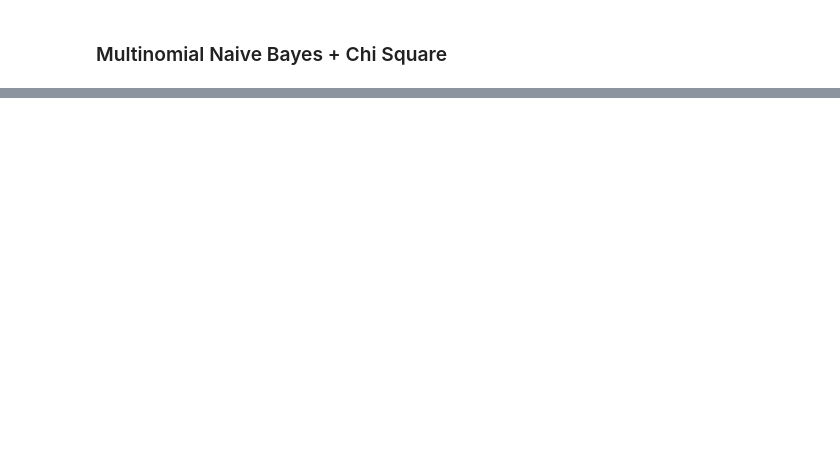
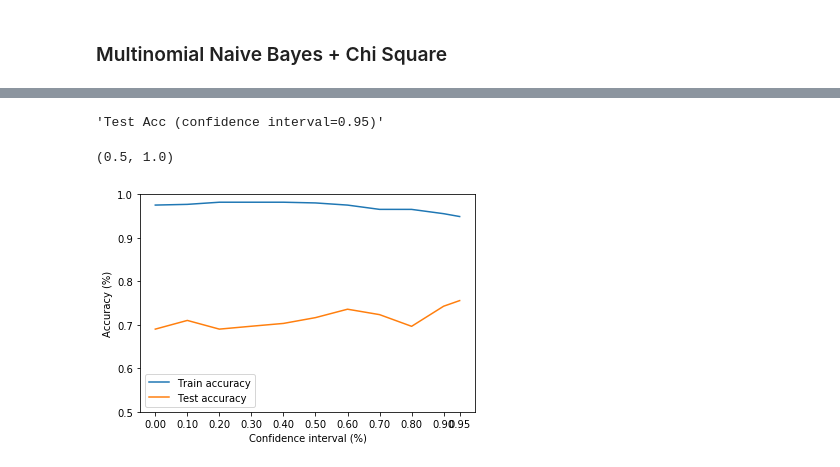
Before and after one commit to chuun17/sentiment-analysis-research-assistant-, a Jupyter notebook: 03_Modelling_Multinomial_Naive_Bayes.ipynb, the cells around one changed output, grey strips where cells are left out. Saved outputs shown, nothing was run; the diff lists cells and outputs as text; code cells hidden in the pictures; blank space fills up the shorter version.

```diff
--- a/03_Modelling_Multinomial_Naive_Bayes.ipynb
+++ b/03_Modelling_Multinomial_Naive_Bayes.ipynb
@@ -618,0 +667,17 @@ We get same score for using and without using information gain that is:
+# %%
+NUM_PARAMS = len(confidence_interval_list)
+train_history = [[] for i in range(NUM_PARAMS)]
+test_history = [[] for i in range(NUM_PARAMS)]
+
+for i in range(len(train_eval)):
+    idx = i % NUM_PARAMS
+    train_history[idx].append(train_eval[i])
+    test_history[idx].append(test_eval[i])
+
+# append the average accuracy
+for i in range(NUM_PARAMS):
+    train_history[i].append(sum(train_history[i])/NUM_BATCHES)
+    test_history[i].append(sum(test_history[i])/NUM_BATCHES)
+
+if len(train_history[-1]) == NUM_BATCHES+1:
+    print('Done')
@@ -618,0 +686,9 @@ We get same score for using and without using information gain that is:
+# %%
+eval_history = {}
+for i in range(NUM_PARAMS):
+    eval_history[f'Train Acc (confidence interval={confidence_interval_list[i]})'] = train_history[i]
+    eval_history[f'Test Acc (confidence interval={confidence_interval_list[i]})'] = test_history[i]
+    , tresh={}
+history_chi2 = pd.DataFrame(eval_history, index=['Batch-1', 'Batch-2', 'Batch-3',
+                                                  'Batch-4', 'Batch-5', 'Average'])
+history_chi2
@@ -618,0 +704,17 @@ We get same score for using and without using information gain that is:
+# %%
+test_col = [col for col in history_chi2.columns if col.startswith('Test')]
+test_col[history_chi2.loc['Average', test_col].argmax()]
+# %% [output]
+'Test Acc (confidence interval=0.95)'
+# %%
+train_col = [col for col in history_chi2.columns if col.startswith('Train')]
+plt.plot(confidence_interval_list, history_chi2.loc['Average', train_col], label='Train accuracy')
+plt.plot(confidence_interval_list, history_chi2.loc['Average', test_col], label='Test accuracy')
+plt.legend()
+plt.xlabel('Confidence interval (%)')
+plt.xticks(confidence_interval_list)
+plt.ylabel('Accuracy (%)')
+plt.ylim([.5, 1.0])
+# %% [output]
+(0.5, 1.0)
+[figure, added]
```
Also changed, not shown: parts of 21 cells of this notebook.
